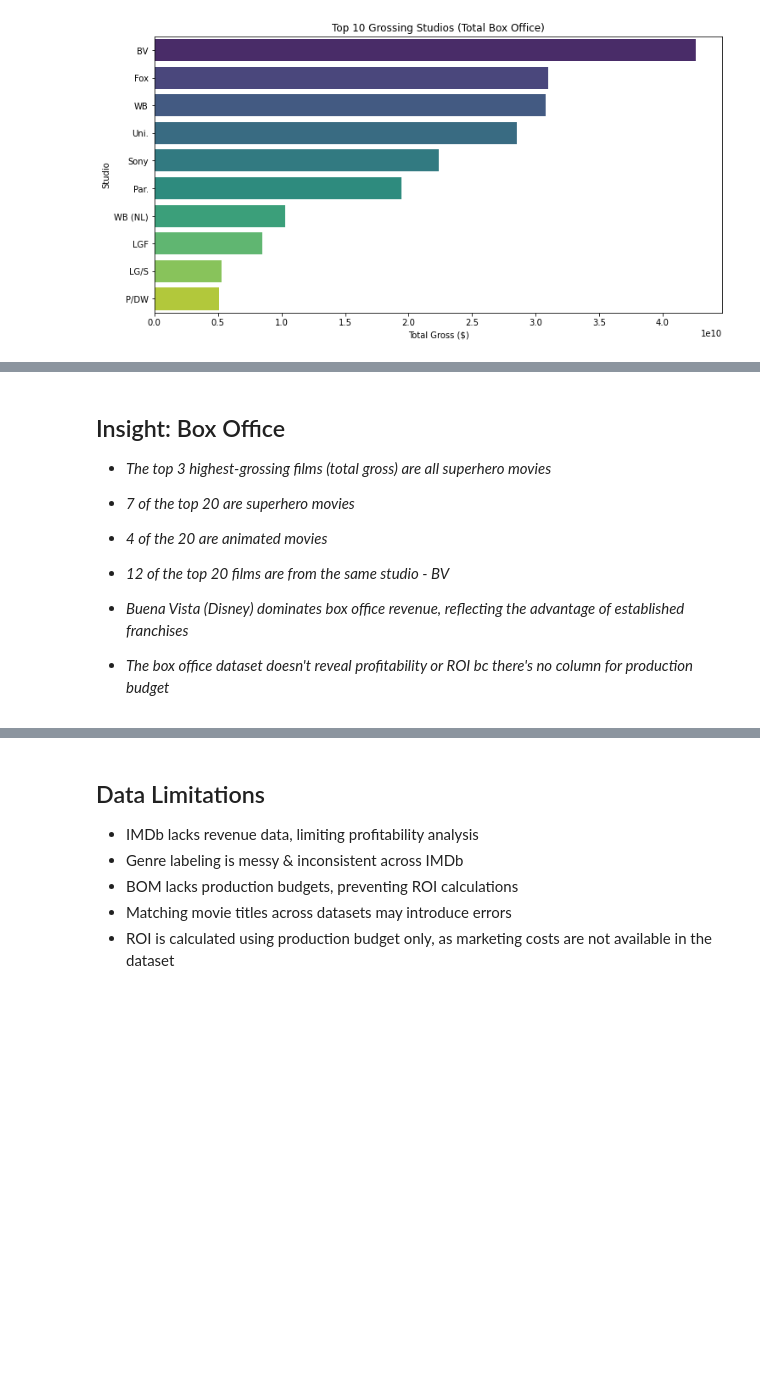
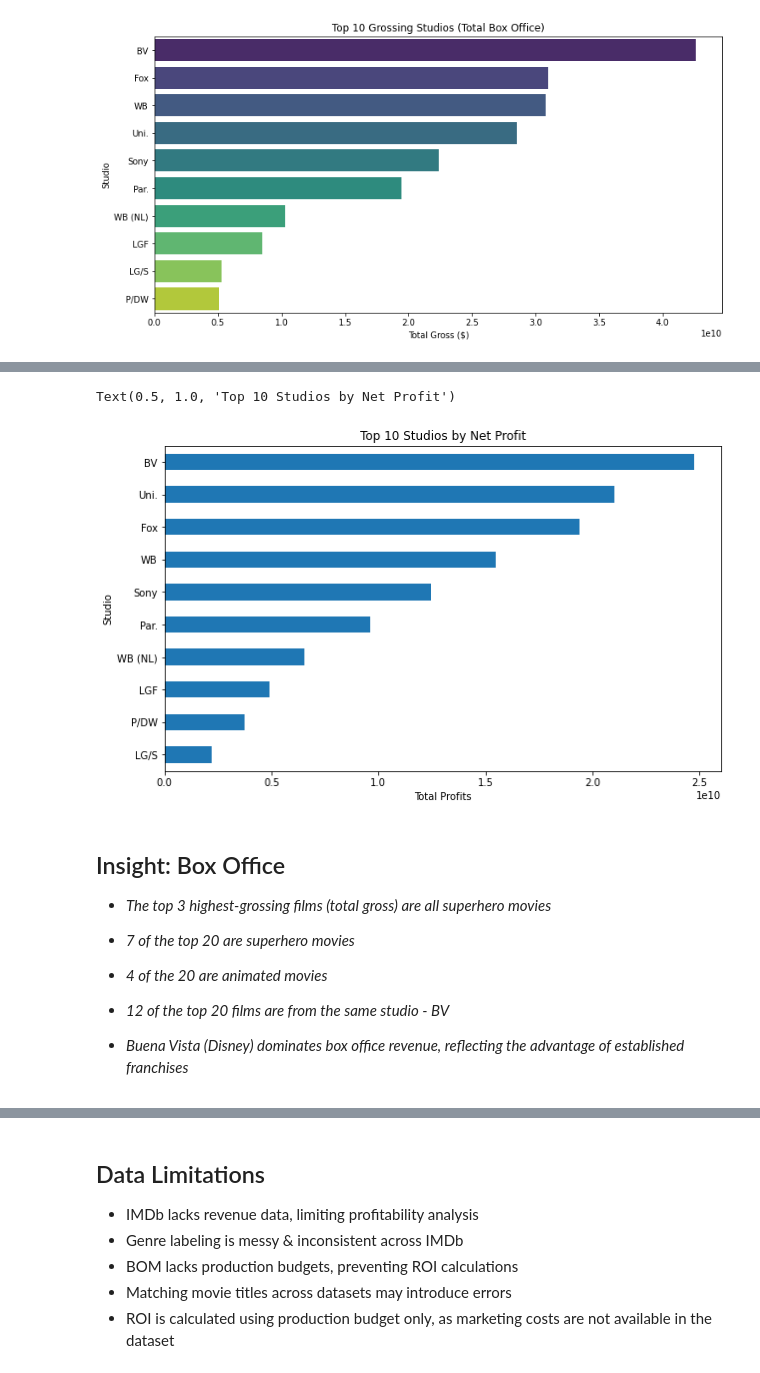
Before and after one commit to clivekinyanjui/DS-Phase_2-Group_3-Project, a Jupyter notebook: Notebook/index.ipynb, the cells around one changed output, grey strips where cells are left out. Saved outputs shown, nothing was run; the diff lists cells and outputs as text; code cells hidden in the pictures; blank space fills up the shorter version.

```diff
--- a/Notebook/index.ipynb
+++ b/Notebook/index.ipynb
@@ -512,0 +712,15 @@ Text(0, 0.5, 'Studio')
+# %%
+# studios with the highest net profit
+
+ballers_p = movie_studios.sort_values('net_profit', ascending=False)
+
+top_profit_studios = (
+    movie_studios
+    .dropna(subset=['studio'])              # remove movies without studio info
+    .groupby('studio')['net_profit']
+    .sum()                                  # total budget per studio
+    .sort_values(ascending=False)
+    .head(10)
+)
+
+top_profit_studios
@@ -513,3 +740,12 @@ Text(0, 0.5, 'Studio')
+# %%
+plt.figure(figsize=(10, 6))
+top_profit_studios.sort_values().plot(kind='barh')
+plt.xlabel('Total Profits')
+plt.ylabel('Studio')
+plt.title('Top 10 Studios by Net Profit')
+# %% [output]
+Text(0.5, 1.0, 'Top 10 Studios by Net Profit')
+[figure, added]
 # %% [markdown]
 ## Insight: Box Office
 
@@ -522,8 +758,6 @@ Text(0, 0.5, 'Studio')
 * _12 of the top 20 films are from the same studio - BV_
 
 * _Buena Vista (Disney) dominates box office revenue, reflecting the advantage of established franchises_
-
-* _The box office dataset doesn't reveal profitability or ROI bc there's no column for production budget_
 # %%
 movies_with_genre.to_csv("genres_roi.csv", index=False)
 profit_ratings.to_csv("profits_ratings.csv", index=False)
```
Also changed, not shown: parts of 16 cells of this notebook.
